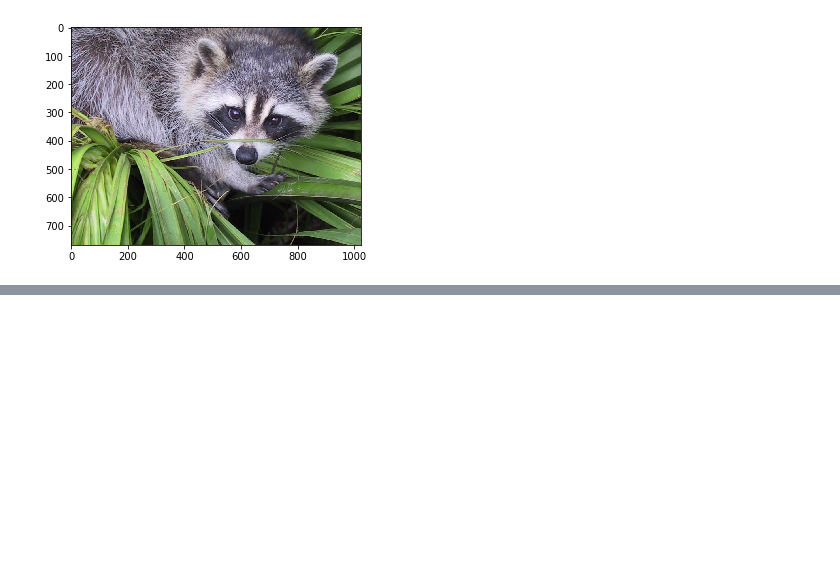
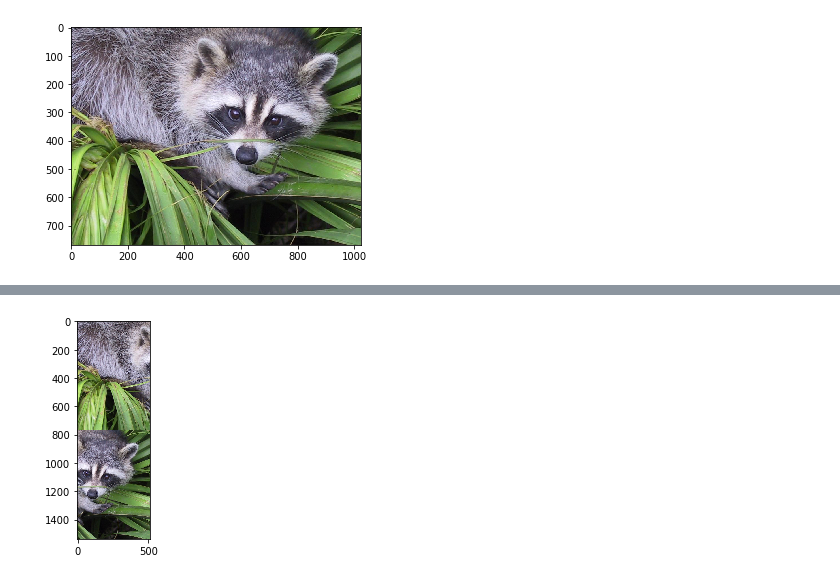
Before and after one commit to adrianeguez/jupyter-python, a Jupyter notebook: ab_procesamiento_imagenes.ipynb, the cells around one changed output, grey strips where cells are left out. Saved outputs shown, nothing was run; the diff lists cells and outputs as text; code cells hidden in the pictures; blank space fills up the shorter version.

```diff
--- a/ab_procesamiento_imagenes.ipynb
+++ b/ab_procesamiento_imagenes.ipynb
@@ -49,0 +87,5 @@ plt.show()
+# %%
+plt.imshow(np.concatenate((raccon_uno_vertical,raccon_dos_vertical)))
+plt.show()
+# %% [output]
+[figure, added]
```
Also changed, not shown: parts of 4 cells of this notebook, 4 other files.
